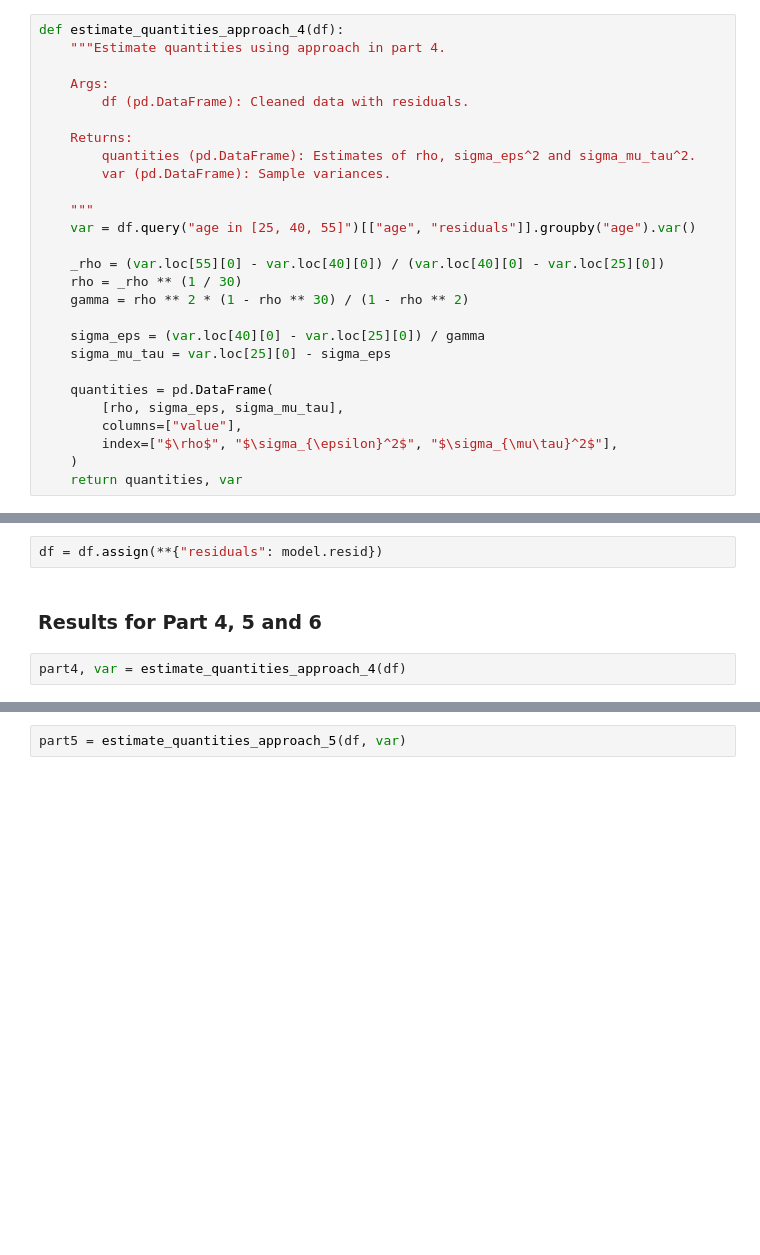
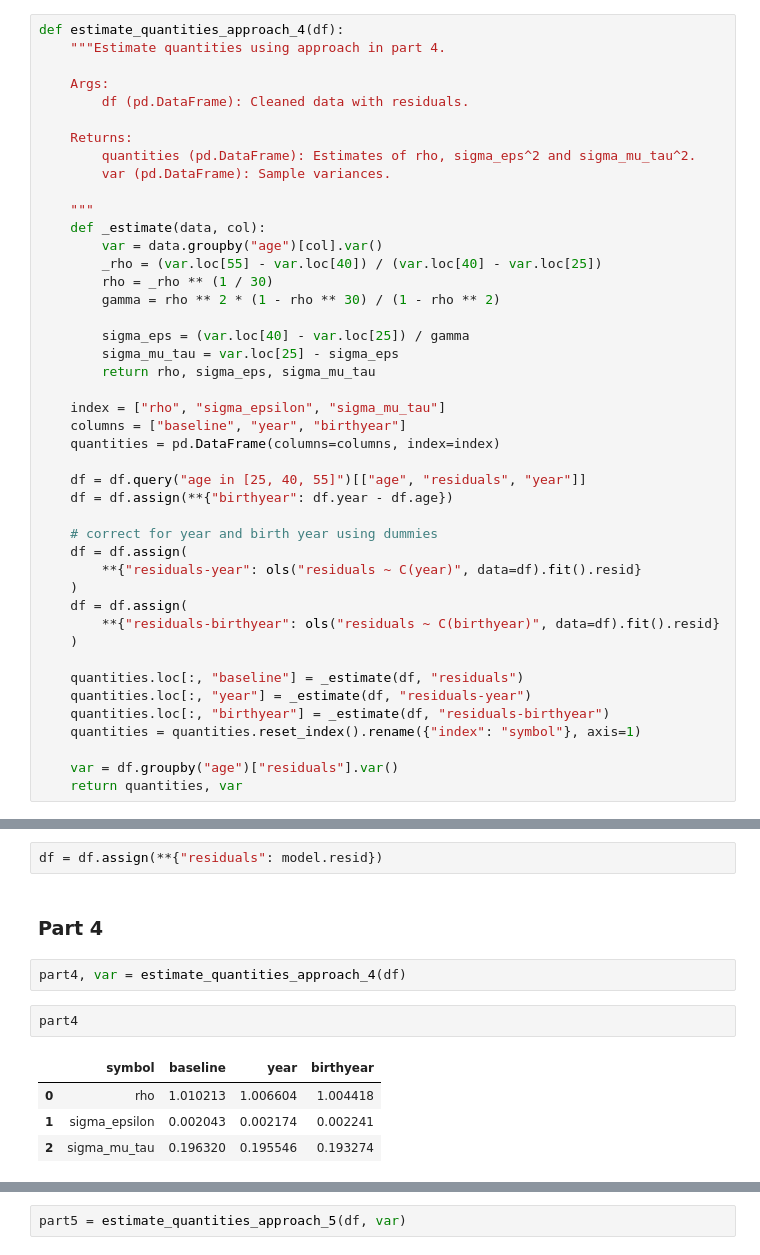
Before and after one commit to timmens/macro_problems, a Jupyter notebook: ps1.ipynb, the cells around one changed output, grey strips where cells are left out. Cells and saved outputs as stored; diff of their text form; blank space fills up the shorter version.

```diff
--- a/ps1.ipynb
+++ b/ps1.ipynb
@@ -203,18 +200,35 @@ def estimate_quantities_approach_4(df):
         var (pd.DataFrame): Sample variances.
 
     """
-    var = df.query("age in [25, 40, 55]")[["age", "residuals"]].groupby("age").var()
+    def _estimate(data, col):
+        var = data.groupby("age")[col].var()
+        _rho = (var.loc[55] - var.loc[40]) / (var.loc[40] - var.loc[25])
+        rho = _rho ** (1 / 30)
+        gamma = rho ** 2 * (1 - rho ** 30) / (1 - rho ** 2)
 
-    _rho = (var.loc[55][0] - var.loc[40][0]) / (var.loc[40][0] - var.loc[25][0])
-    rho = _rho ** (1 / 30)
-    gamma = rho ** 2 * (1 - rho ** 30) / (1 - rho ** 2)
+        sigma_eps = (var.loc[40] - var.loc[25]) / gamma
+        sigma_mu_tau = var.loc[25] - sigma_eps
+        return rho, sigma_eps, sigma_mu_tau
 
-    sigma_eps = (var.loc[40][0] - var.loc[25][0]) / gamma
-    sigma_mu_tau = var.loc[25][0] - sigma_eps
+    index = ["rho", "sigma_epsilon", "sigma_mu_tau"]
+    columns = ["baseline", "year", "birthyear"]
+    quantities = pd.DataFrame(columns=columns, index=index)
 
-    quantities = pd.DataFrame(
-        [rho, sigma_eps, sigma_mu_tau],
-        columns=["value"],
-        index=["$\rho$", "$\sigma_{\epsilon}^2$", "$\sigma_{\mu\tau}^2$"],
+    df = df.query("age in [25, 40, 55]")[["age", "residuals", "year"]]
+    df = df.assign(**{"birthyear": df.year - df.age})
+
+    # correct for year and birth year using dummies
+    df = df.assign(
+        **{"residuals-year": ols("residuals ~ C(year)", data=df).fit().resid}
     )
+    df = df.assign(
+        **{"residuals-birthyear": ols("residuals ~ C(birthyear)", data=df).fit().resid}
+    )
+
+    quantities.loc[:, "baseline"] = _estimate(df, "residuals")
+    quantities.loc[:, "year"] = _estimate(df, "residuals-year")
+    quantities.loc[:, "birthyear"] = _estimate(df, "residuals-birthyear")
+    quantities = quantities.reset_index().rename({"index": "symbol"}, axis=1)
+
+    var = df.groupby("age")["residuals"].var()
     return quantities, var
@@ -354,6 +429,13 @@ model = fit_dummy_regression(df)
 # %%
 df = df.assign(**{"residuals": model.resid})
 # %% [markdown]
-### Results for Part 4, 5 and 6
+### Part 4
 # %%
 part4, var = estimate_quantities_approach_4(df)
+# %%
+part4
+# %% [output]
+|  | symbol | baseline | year | birthyear |
+| 0 | rho | 1.010213 | 1.006604 | 1.004418 |
+| 1 | sigma_epsilon | 0.002043 | 0.002174 | 0.002241 |
+| 2 | sigma_mu_tau | 0.196320 | 0.195546 | 0.193274 |
```
Also changed, not shown: parts of 19 cells of this notebook, 1 other file.
